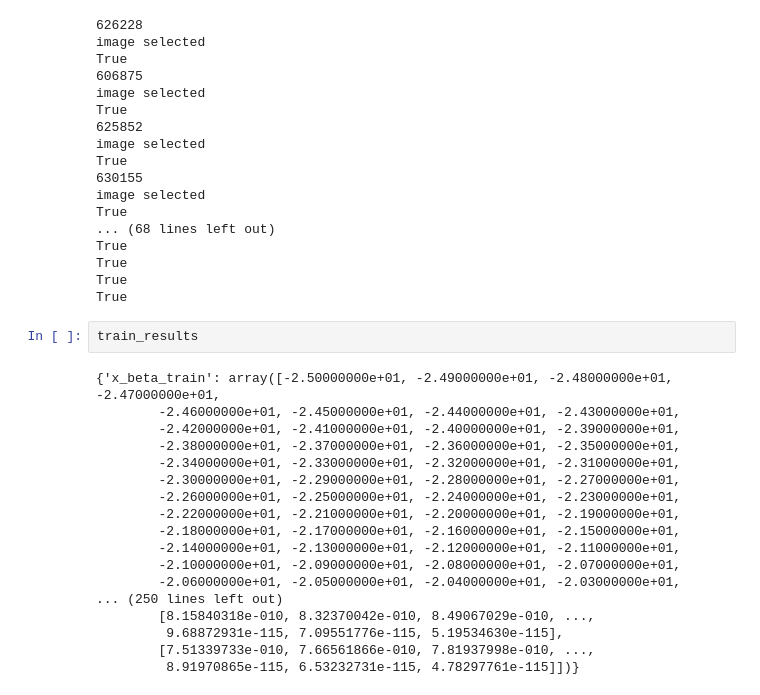
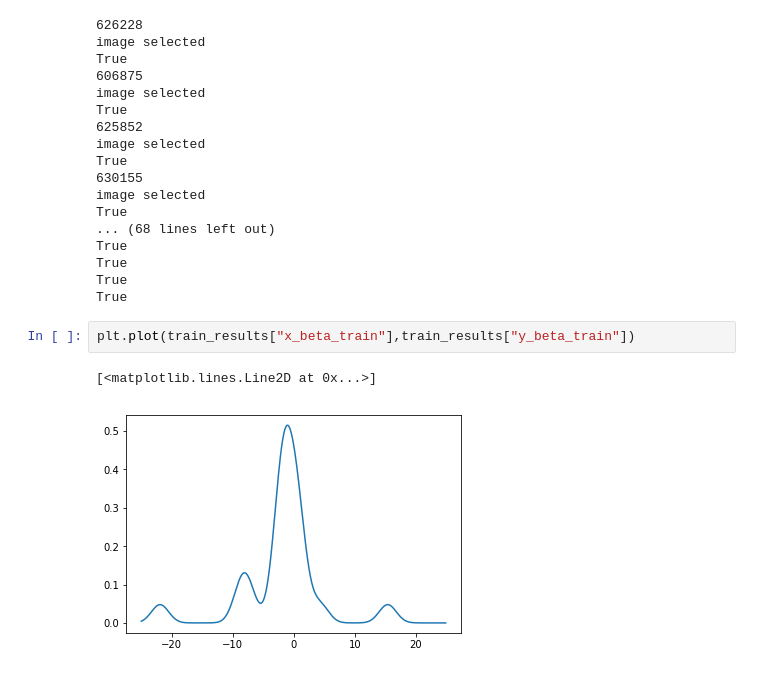
Before and after one commit to lucasRemera/Scrap, a Jupyter notebook: winescrap.ipynb, the cells around one changed output. Cells and saved outputs as stored; diff of their text form.

```diff
--- a/winescrap.ipynb
+++ b/winescrap.ipynb
@@ -698,23 +698,8 @@ True
 True
 True
 True
-# %%
-train_results
-# %% [output]
-{'x_beta_train': array([-2.50000000e+01, -2.49000000e+01, -2.48000000e+01, -2.47000000e+01,
-        -2.46000000e+01, -2.45000000e+01, -2.44000000e+01, -2.43000000e+01,
-        -2.42000000e+01, -2.41000000e+01, -2.40000000e+01, -2.39000000e+01,
-        -2.38000000e+01, -2.37000000e+01, -2.36000000e+01, -2.35000000e+01,
-        -2.34000000e+01, -2.33000000e+01, -2.32000000e+01, -2.31000000e+01,
-        -2.30000000e+01, -2.29000000e+01, -2.28000000e+01, -2.27000000e+01,
-        -2.26000000e+01, -2.25000000e+01, -2.24000000e+01, -2.23000000e+01,
-        -2.22000000e+01, -2.21000000e+01, -2.20000000e+01, -2.19000000e+01,
-        -2.18000000e+01, -2.17000000e+01, -2.16000000e+01, -2.15000000e+01,
-        -2.14000000e+01, -2.13000000e+01, -2.12000000e+01, -2.11000000e+01,
-        -2.10000000e+01, -2.09000000e+01, -2.08000000e+01, -2.07000000e+01,
-        -2.06000000e+01, -2.05000000e+01, -2.04000000e+01, -2.03000000e+01,
-... (250 lines left out)
-        [8.15840318e-010, 8.32370042e-010, 8.49067029e-010, ...,
-         9.68872931e-115, 7.09551776e-115, 5.19534630e-115],
-        [7.51339733e-010, 7.66561866e-010, 7.81937998e-010, ...,
-         8.91970865e-115, 6.53232731e-115, 4.78297761e-115]])}
+# %%
+plt.plot(train_results["x_beta_train"],train_results["y_beta_train"])
+# %% [output]
+[<matplotlib.lines.Line2D at 0x...>]
+[figure, added]
```
Also changed, not shown: parts of 9 cells of this notebook.
